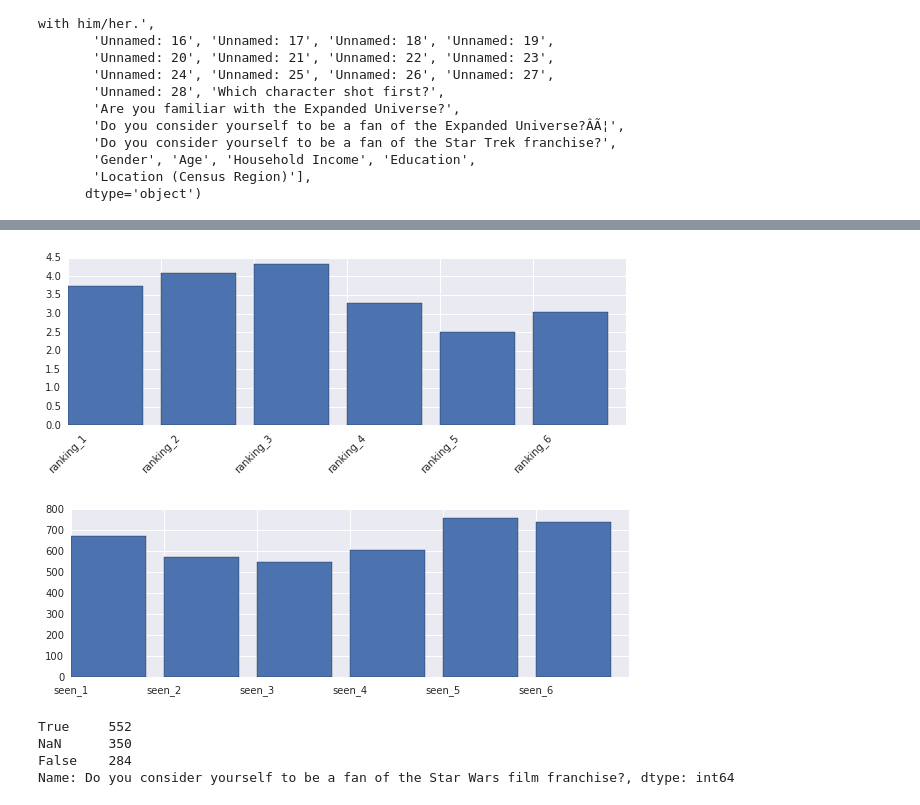
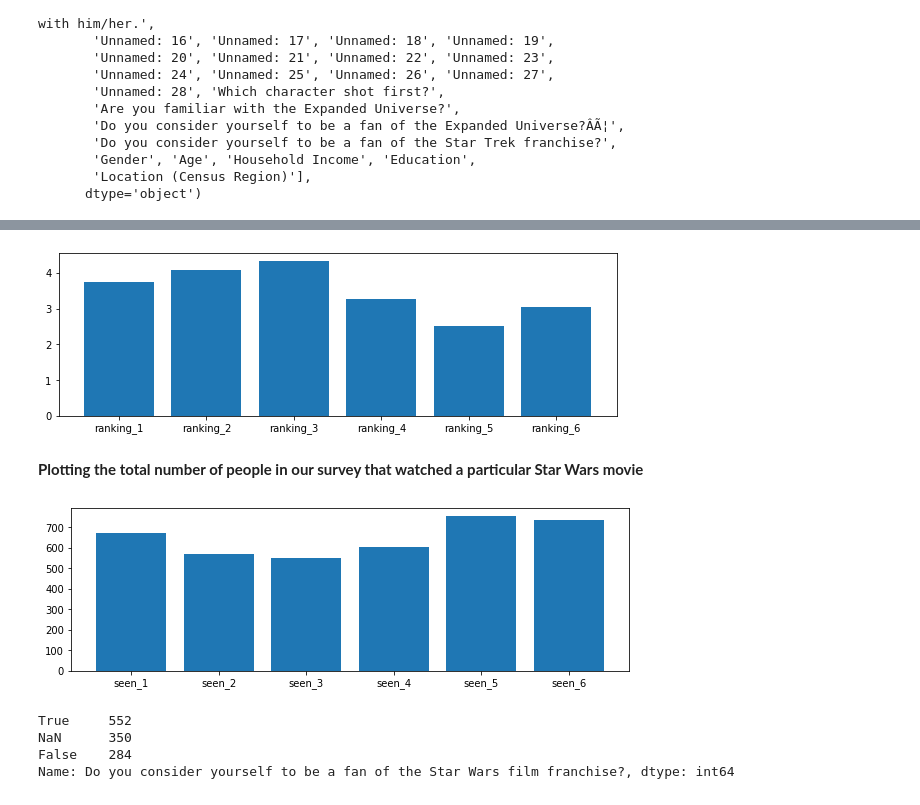
Before and after one commit to somya22/Star-Wars-Survey, a Jupyter notebook: star_wars.ipynb, the cells around one changed output, grey strips where cells are left out. Drawn from its saved outputs; the diff is of its cells as text; code cells hidden in the pictures.

```diff
--- a/star_wars.ipynb
+++ b/star_wars.ipynb
@@ -122,7 +132,7 @@ Index(['RespondentID',
 star_wars[star_wars.columns[9:15]] = star_wars[star_wars.columns[9:15]].astype(float)
 # %%
 rank_map = {
-    "Please rank the Star Wars films in order of preference with 1 being your favorite film in the franchise and 6 being your least favorite film" : "ranking_1",
+    'Please rank the Star Wars films in order of preference with 1 being your favorite film in the franchise and 6 being your least favorite film.' : 'ranking_1',
     'Unnamed: 10': 'ranking_2',
     'Unnamed: 11': 'ranking_3',
     'Unnamed: 12': 'ranking_4',
@@ -165,10 +176,10 @@ dtype: float64
 # %%
 fig, ax = plt.subplots(figsize=(10,3))
 ax.bar(range(6),rank)
-ax.tick_params(axis="x", direction="in")
-ax.tick_params(axis="y", direction="inout")
-ax.set_xticklabels(['ranking_1','ranking_2','ranking_3','ranking_4','ranking_5','ranking_6'], rotation=45)
+ax.set_xticklabels(['', 'ranking_1','ranking_2','ranking_3','ranking_4','ranking_5','ranking_6'])
 plt.show()
 # %% [output]
-[figure, old version]
+[figure, new version]
+# %% [markdown]
+<b> Plotting the total number of people in our survey that watched a particular Star Wars movie </b>
 # %%
@@ -176,12 +187,10 @@ movies_seen = star_wars[star_wars.columns[3:9]].sum()
 # %%
 fig, ax = plt.subplots(figsize=(10,3))
-ax.bar(range(6),movies_seen)
-ax.tick_params(axis="x", direction="in")
-ax.tick_params(axis="y", direction="inout")
-ax.set_xticklabels(['seen_1','seen_2','seen_3','seen_4','seen_5','seen_6'])
+ax.bar(range(6),num)
+ax.set_xticklabels(['','seen_1','seen_2','seen_3','seen_4','seen_5','seen_6'])
 plt.show()
 # %% [output]
-[figure, old version]
+[figure, new version]
 # %%
 star_wars['Do you consider yourself to be a fan of the Star Wars film franchise?'].value_counts(dropna=False)
 # %% [output]
```
Also changed, not shown: parts of 12 cells of this notebook.
